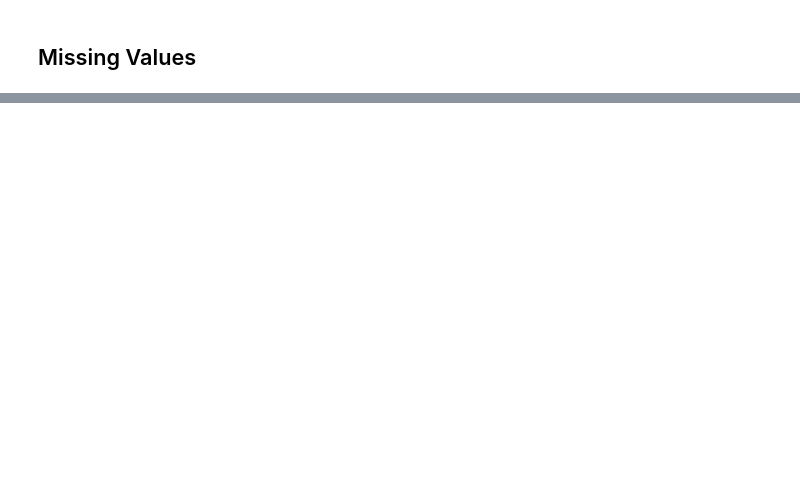
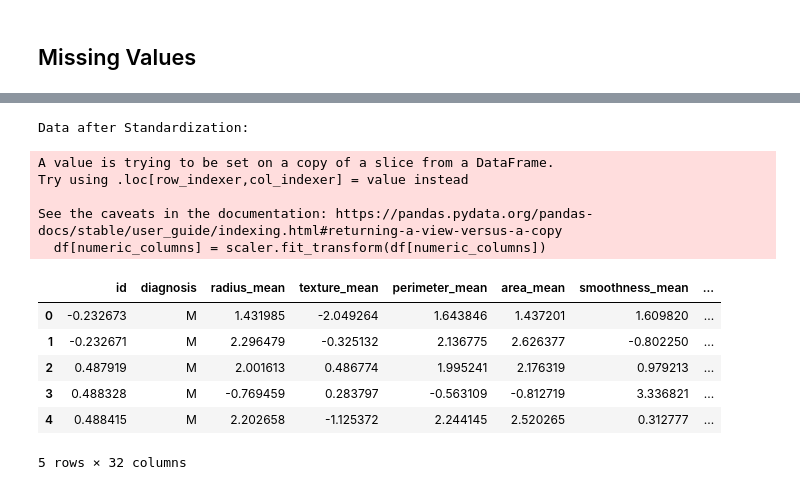
Before and after one commit to digitaldna01/CASCS506-FinalProject, a Jupyter notebook: Finalproject.ipynb, the cells around one changed output, grey strips where cells are left out. Drawn from its saved outputs; the diff is of its cells as text; code cells hidden in the pictures; blank space fills up the shorter version.

Commit message:
Touched preprocessing

```diff
--- a/Finalproject.ipynb
+++ b/Finalproject.ipynb
@@ -149,0 +172,18 @@ KeyError: 'column_name'
+# %%
+# Outlier Detection and Handling Code
+# Identifying outliers in 'radius_mean' and 'area_mean' using boxplots
+for column in ['radius_mean', 'area_mean']:
+    plt.figure()
+    sns.boxplot(data=df, x=column)
+    plt.title(f'Boxplot of {column} to Identify Outliers')
+    plt.xlabel(column)
+    plt.show()
+
+# Handling outliers: Removing rows where 'radius_mean' or 'area_mean' are beyond 1.5 times the IQR
+Q1 = df[['radius_mean', 'area_mean']].quantile(0.25)
+Q3 = df[['radius_mean', 'area_mean']].quantile(0.75)
+IQR = Q3 - Q1
+
+# Filtering data to remove outliers
+df = df[~((df[['radius_mean', 'area_mean']] < (Q1 - 1.5 * IQR)) | (df[['radius_mean', 'area_mean']] > (Q3 + 1.5 * IQR))).any(axis=1)]
+print("Data Shape after Outlier Removal:", df.shape)
@@ -149,0 +199,30 @@ KeyError: 'column_name'
+# %%
+from sklearn.preprocessing import StandardScaler, MinMaxScaler
+
+# Select numeric columns for normalization or standardization
+numeric_columns = numeric_df.columns
+
+# Using StandardScaler to standardize numeric features
+scaler = StandardScaler()
+df[numeric_columns] = scaler.fit_transform(df[numeric_columns])
+
+# Alternatively, use MinMaxScaler for normalization
+# minmax_scaler = MinMaxScaler()
+# df[numeric_columns] = minmax_scaler.fit_transform(df[numeric_columns])
+
+print("Data after Standardization:")
+df.head()
+# %% [output]
+Data after Standardization:
+A value is trying to be set on a copy of a slice from a DataFrame.
+Try using .loc[row_indexer,col_indexer] = value instead
+
+See the caveats in the documentation: https://pandas.pydata.org/pandas-docs/stable/user_guide/indexing.html#returning-a-view-versus-a-copy
+  df[numeric_columns] = scaler.fit_transform(df[numeric_columns])
+|  | id | diagnosis | radius_mean | texture_mean | perimeter_mean | area_mean | smoothness_mean | ... |
+| 0 | -0.232673 | M | 1.431985 | -2.049264 | 1.643846 | 1.437201 | 1.609820 | ... |
+| 1 | -0.232671 | M | 2.296479 | -0.325132 | 2.136775 | 2.626377 | -0.802250 | ... |
+| 2 | 0.487919 | M | 2.001613 | 0.486774 | 1.995241 | 2.176319 | 0.979213 | ... |
+| 3 | 0.488328 | M | -0.769459 | 0.283797 | -0.563109 | -0.812719 | 3.336821 | ... |
+| 4 | 0.488415 | M | 2.202658 | -1.125372 | 2.244145 | 2.520265 | 0.312777 | ... |
+5 rows × 32 columns
```
Also changed, not shown: parts of 10 cells of this notebook.
